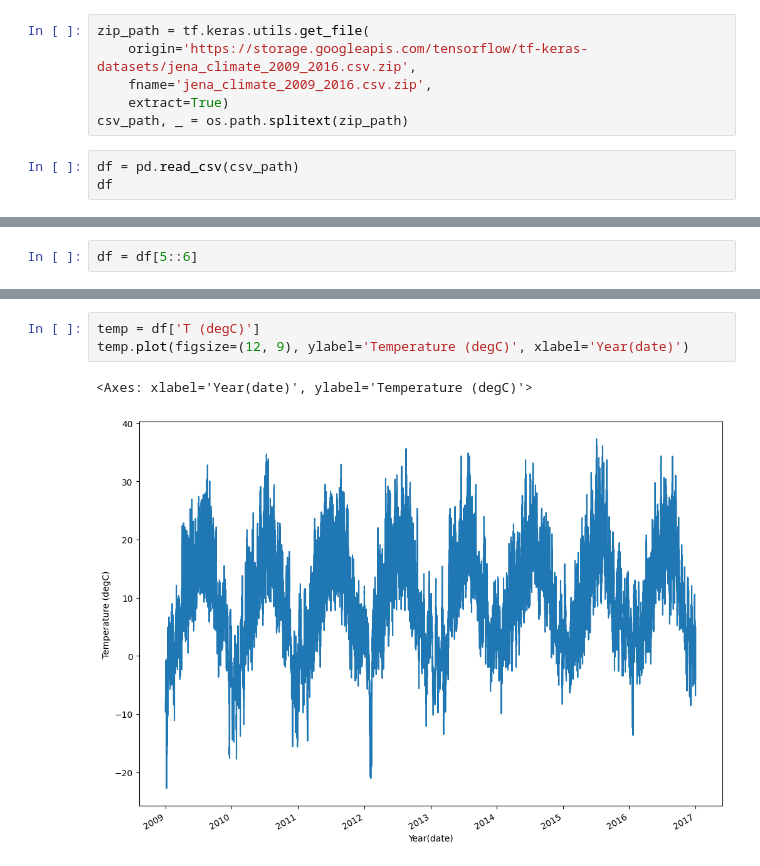
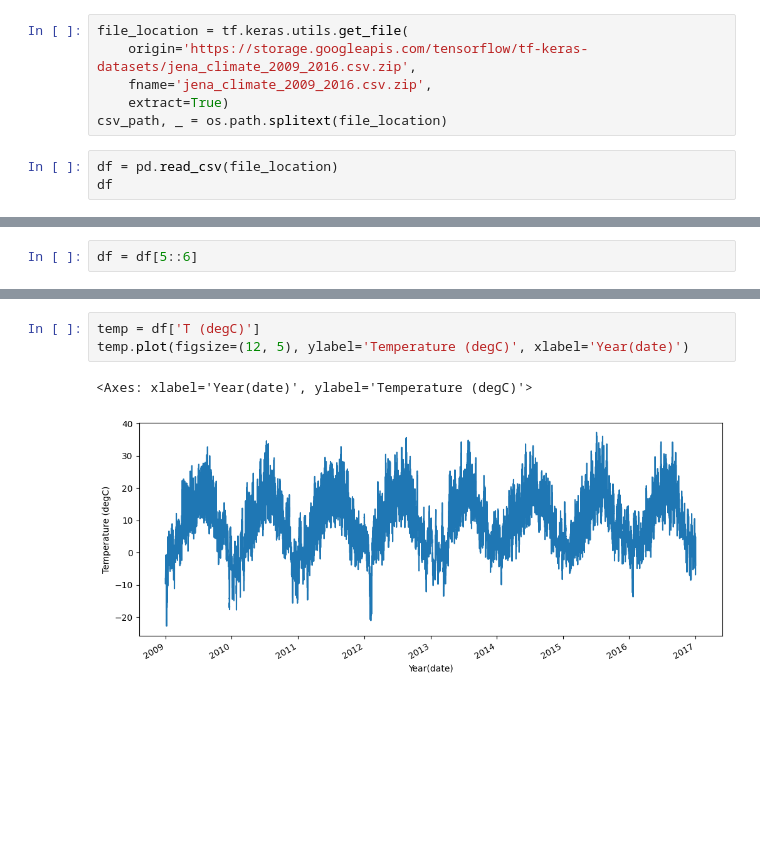
Before and after one commit to DolapoSalim/Numpy-Keras-Seaborn-and-LSTM, a Jupyter notebook: time_series_with_LSTM_Model.ipynb, the cells around one changed output, grey strips where cells are left out. Drawn from its saved outputs; the diff is of its cells as text; blank space fills up the shorter version.

```diff
--- a/time_series_with_LSTM_Model.ipynb
+++ b/time_series_with_LSTM_Model.ipynb
@@ -12,11 +12,11 @@ Import all the libraries; *TensorFlow*, *os*, *panda*, *numpy*. This helps to se
 # %%
-zip_path = tf.keras.utils.get_file(
+file_location = tf.keras.utils.get_file(
     origin='https://storage.googleapis.com/tensorflow/tf-keras-datasets/jena_climate_2009_2016.csv.zip',
     fname='jena_climate_2009_2016.csv.zip',
     extract=True)
-csv_path, _ = os.path.splitext(zip_path)
+csv_path, _ = os.path.splitext(file_location)
 # %%
-df = pd.read_csv(csv_path)
+df = pd.read_csv(file_location)
 df
 # %% [output]
 |  | Date Time | p (mbar) | T (degC) | Tpot (K) | Tdew (degC) | rh (%) | VPmax (mbar) | VPact (mbar) | ... |
@@ -60,6 +56,6 @@ df[:26]
 # %%
 temp = df['T (degC)']
-temp.plot(figsize=(12, 9), ylabel='Temperature (degC)', xlabel='Year(date)')
+temp.plot(figsize=(12, 5), ylabel='Temperature (degC)', xlabel='Year(date)')
 # %% [output]
 <Axes: xlabel='Year(date)', ylabel='Temperature (degC)'>
-[figure, old version]
+[figure, new version]
```
Also changed, not shown: parts of 3 cells of this notebook.
